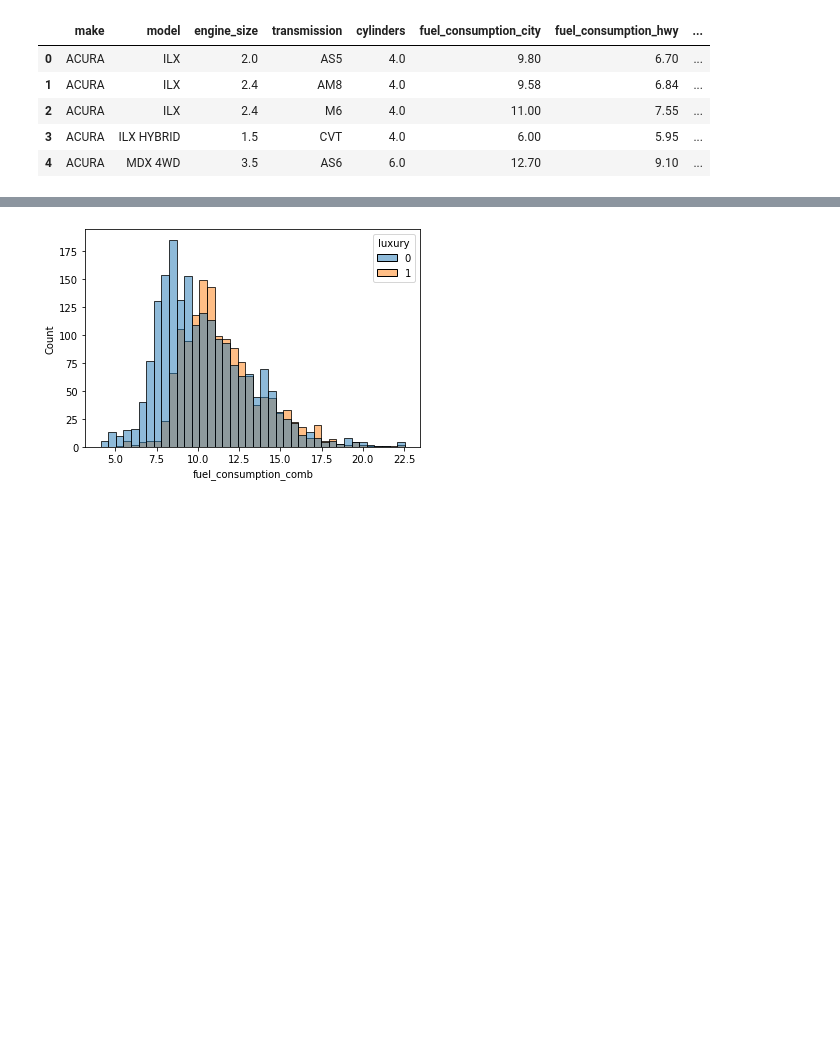
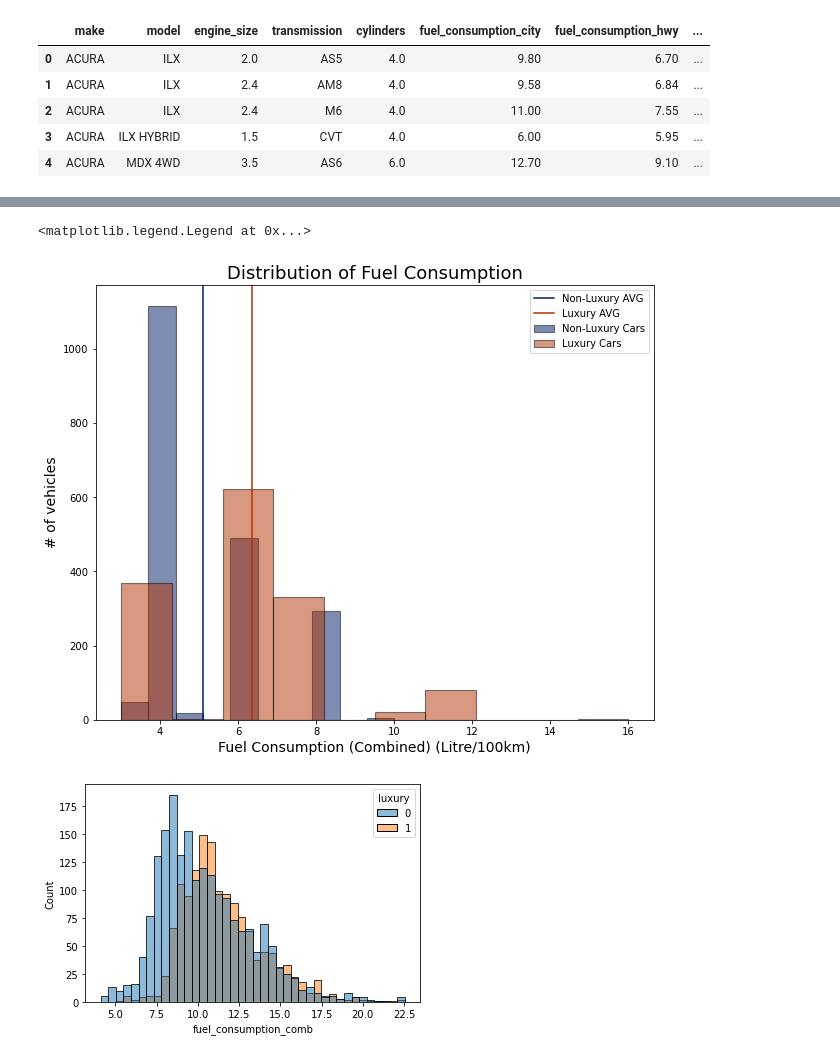
Before and after one commit to yunghanjeong/revisit_data_science, a Jupyter notebook: eda/emission_viz.ipynb, the cells around one changed output, grey strips where cells are left out. Drawn from its saved outputs; the diff is of its cells as text; code cells hidden in the pictures; blank space fills up the shorter version.

```diff
--- a/eda/emission_viz.ipynb
+++ b/eda/emission_viz.ipynb
@@ -35,3 +43,27 @@ ax.legend()
+# %%
+# figure initialization
+fig, ax = plt.subplots(figsize=(10,8))
+
+#data selection
+non_lux_cars = df[df['luxury'] != 1].cylinders
+lux_cars = df[df['luxury'] == 1].cylinders
+
+#draw histogram on same figure
+ax.hist(x=non_lux_cars, label='Non-Luxury Cars', fc=(0, 0.1, 0.4, 0.3), alpha=0.5, edgecolor='black', linewidth=1.1)
+ax.hist(x=lux_cars, label='Luxury Cars', fc=(0.7, 0.2, 0, 0.3), alpha=0.5, edgecolor='black', linewidth=1.1)
+
+ax.axvline(x=non_lux_cars.mean(), color=(0, 0.1, 0.4, 1), label='Non-Luxury AVG')
+ax.axvline(x=lux_cars.mean(), color=(0.7, 0.2, 0, 1), label='Luxury AVG')
+
+# set anotation
+ax.set_ylabel('# of vehicles', size=14);
+ax.set_xlabel('Fuel Consumption (Combined) (Litre/100km)', size=14)
+ax.set_title('Distribution of Fuel Consumption', size=18)
+
+ax.legend()
+# %% [output]
+<matplotlib.legend.Legend at 0x...>
+[figure, added]
 # %%
 g = sns.histplot(data=df, x='fuel_consumption_comb', hue='luxury', legend=True)
 # %% [output]
```
Also changed, not shown: parts of 1 cell of this notebook.
